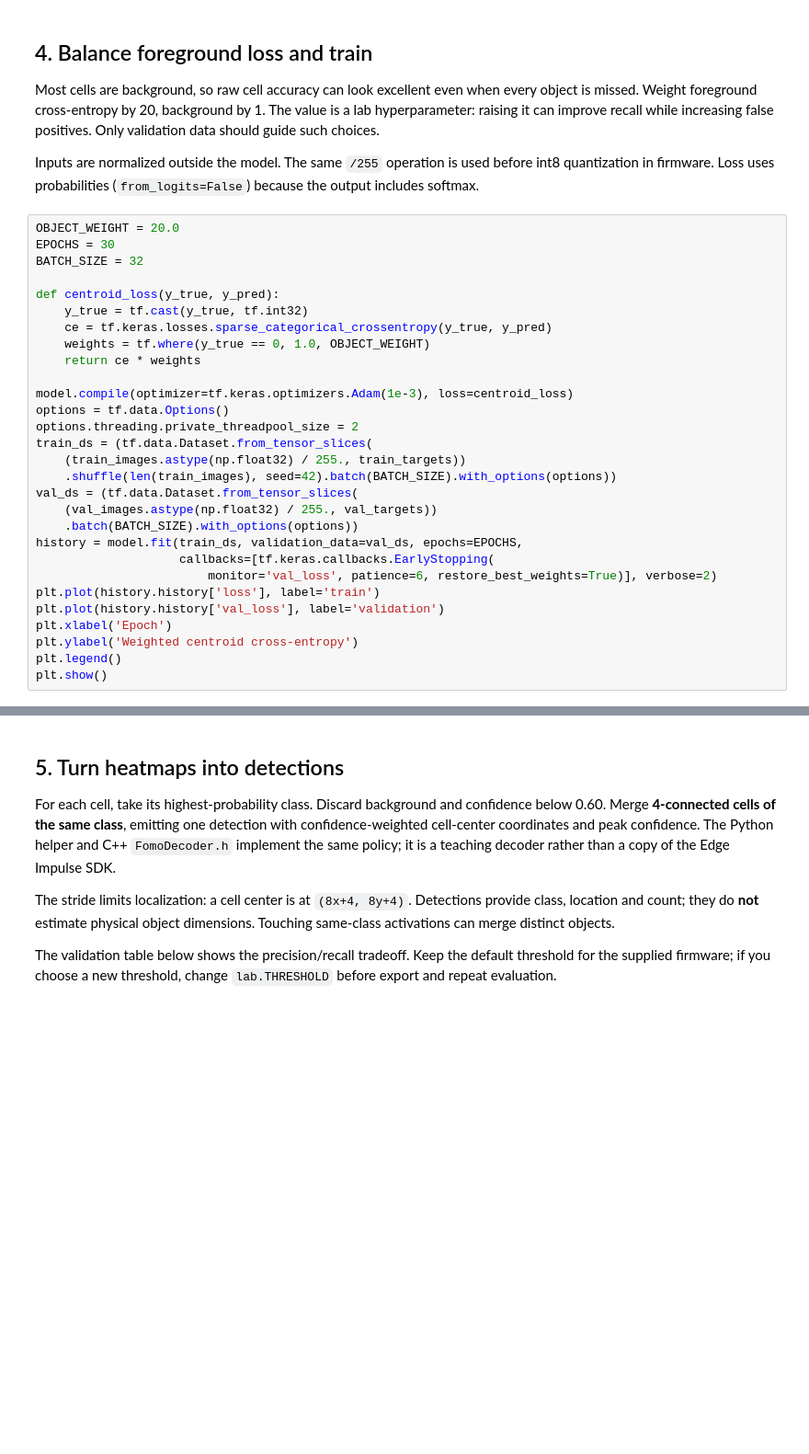
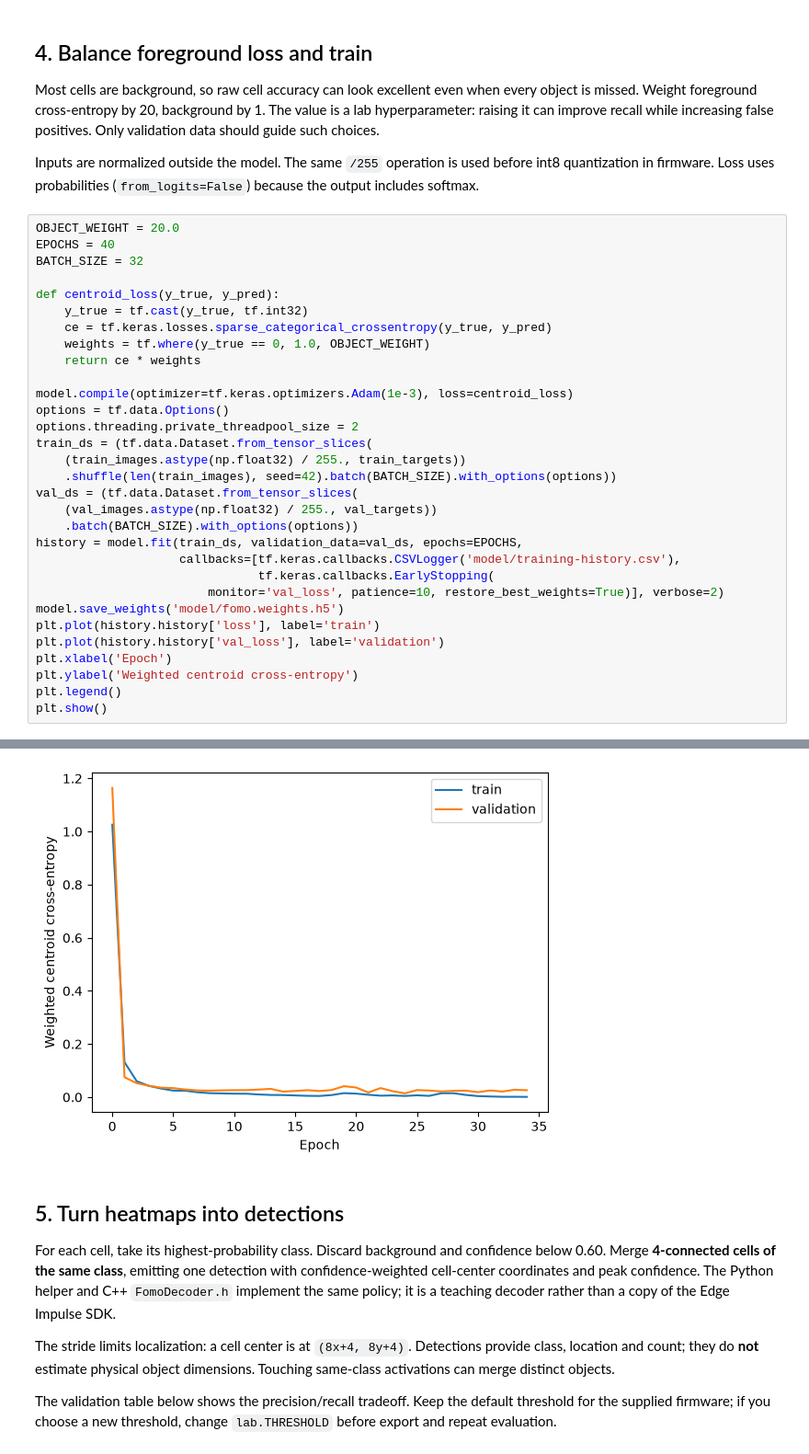
Before and after one commit to heechul/EmbeddedML, a Jupyter notebook: l6-fomo/train-fomo.ipynb, the cells around one changed output, grey strips where cells are left out. Shown at 92% size. Drawn from its saved outputs; the diff is of its cells as text; blank space fills up the shorter version.

```diff
--- a/l6-fomo/train-fomo.ipynb
+++ b/l6-fomo/train-fomo.ipynb
@@ -101,7 +132,7 @@ Most cells are background, so raw cell accuracy can look excellent even when eve
 Inputs are normalized outside the model. The same `/255` operation is used before int8 quantization in firmware. Loss uses probabilities (`from_logits=False`) because the output includes softmax.
 # %%
 OBJECT_WEIGHT = 20.0
-EPOCHS = 30
+EPOCHS = 40
 BATCH_SIZE = 32
 
 def centroid_loss(y_true, y_pred):
@@ -120,11 +151,14 @@ val_ds = (tf.data.Dataset.from_tensor_slices(
     (val_images.astype(np.float32) / 255., val_targets))
     .batch(BATCH_SIZE).with_options(options))
 history = model.fit(train_ds, validation_data=val_ds, epochs=EPOCHS,
-                    callbacks=[tf.keras.callbacks.EarlyStopping(
-                        monitor='val_loss', patience=6, restore_best_weights=True)], verbose=2)
+                    callbacks=[tf.keras.callbacks.CSVLogger('model/training-history.csv'),
+                               tf.keras.callbacks.EarlyStopping(
+                        monitor='val_loss', patience=10, restore_best_weights=True)], verbose=2)
+model.save_weights('model/fomo.weights.h5')
 plt.plot(history.history['loss'], label='train')
 plt.plot(history.history['val_loss'], label='validation')
 plt.xlabel('Epoch')
 plt.ylabel('Weighted centroid cross-entropy')
 plt.legend()
 plt.show()
+# %% [output]
@@ -131,3 +183,4 @@ plt.show()
+[figure, added]
 # %% [markdown]
 ## 5. Turn heatmaps into detections
 
```
Also changed, not shown: parts of 12 cells of this notebook, 11 other files.
